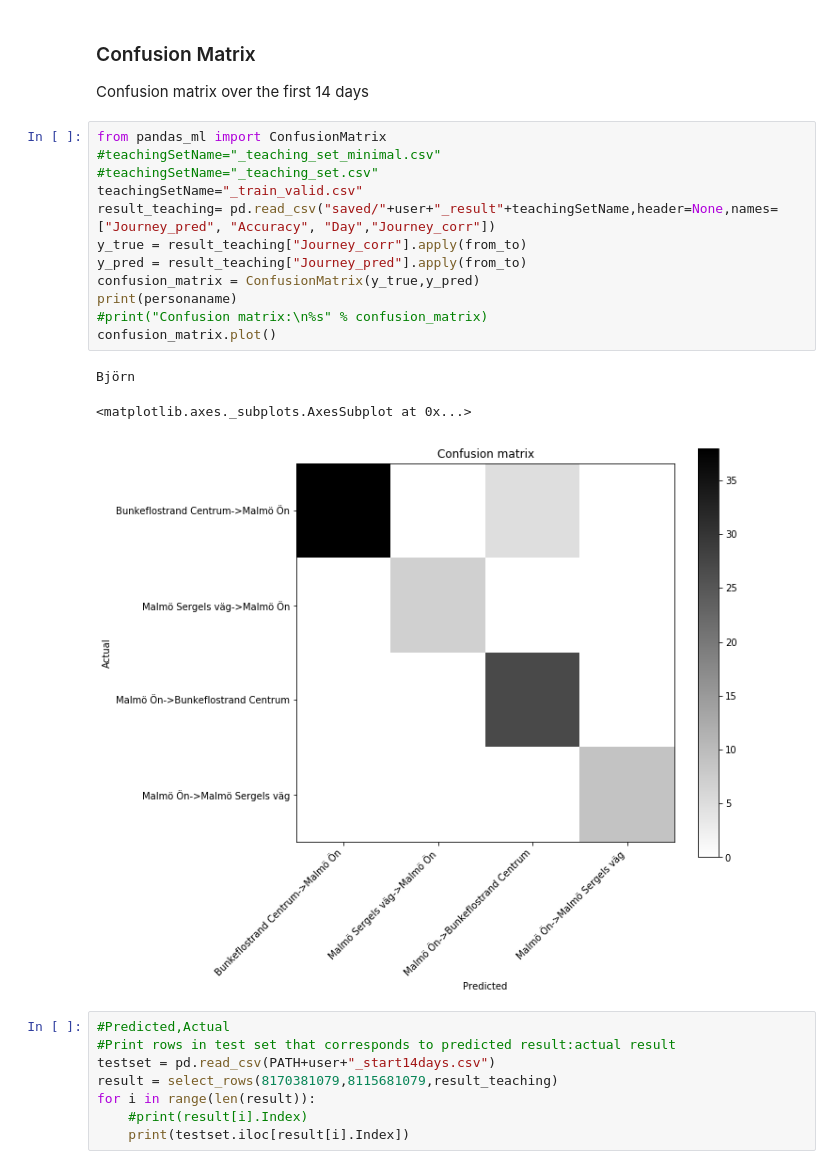
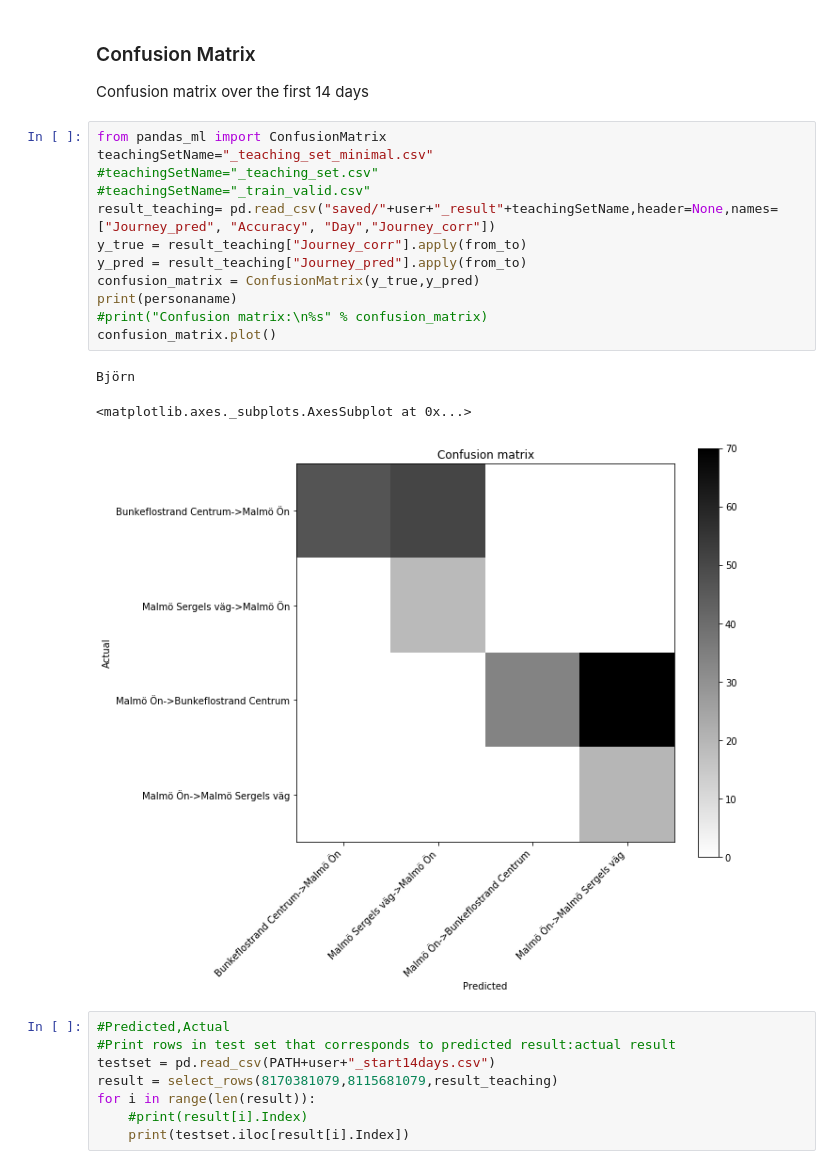
Before and after one commit to k3larra/commuter, a Jupyter notebook: machine_teaching/mt.ipynb, the cells around one changed output. Saved outputs shown, nothing was run; the diff lists cells and outputs as text.

```diff
--- a/machine_teaching/mt.ipynb
+++ b/machine_teaching/mt.ipynb
@@ -145,20 +154,20 @@ plt.show()
 Confusion matrix over the first 14 days
 # %%
 from pandas_ml import ConfusionMatrix
-#teachingSetName="_teaching_set_minimal.csv"
+teachingSetName="_teaching_set_minimal.csv"
 #teachingSetName="_teaching_set.csv"
-teachingSetName="_train_valid.csv"
+#teachingSetName="_train_valid.csv"
 result_teaching= pd.read_csv("saved/"+user+"_result"+teachingSetName,header=None,names=["Journey_pred", "Accuracy", "Day","Journey_corr"])
 y_true = result_teaching["Journey_corr"].apply(from_to)
 y_pred = result_teaching["Journey_pred"].apply(from_to)
 confusion_matrix = ConfusionMatrix(y_true,y_pred)
 print(personaname)
 #print("Confusion matrix:\n%s" % confusion_matrix)
 confusion_matrix.plot()
 # %% [output]
 Björn
 <matplotlib.axes._subplots.AxesSubplot at 0x...>
-[figure, old version]
+[figure, new version]
 # %%
 #Predicted,Actual
 #Print rows in test set that corresponds to predicted result:actual result
```
Also changed, not shown: parts of 5 cells of this notebook, 7 other files.
